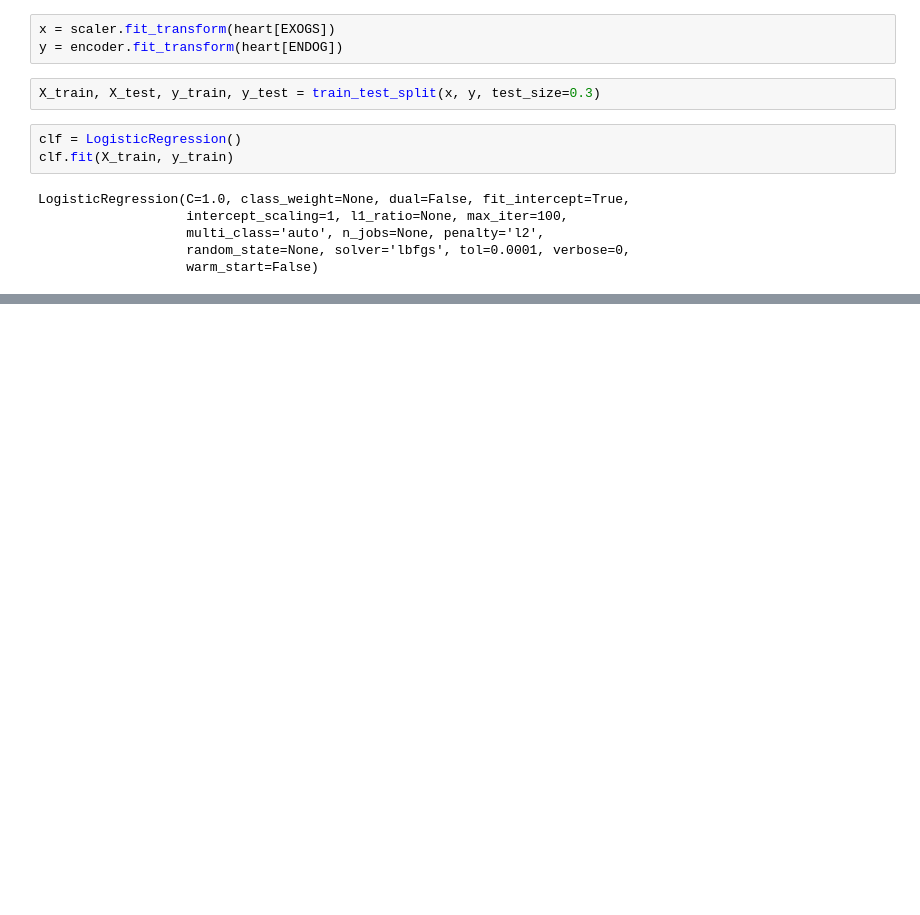
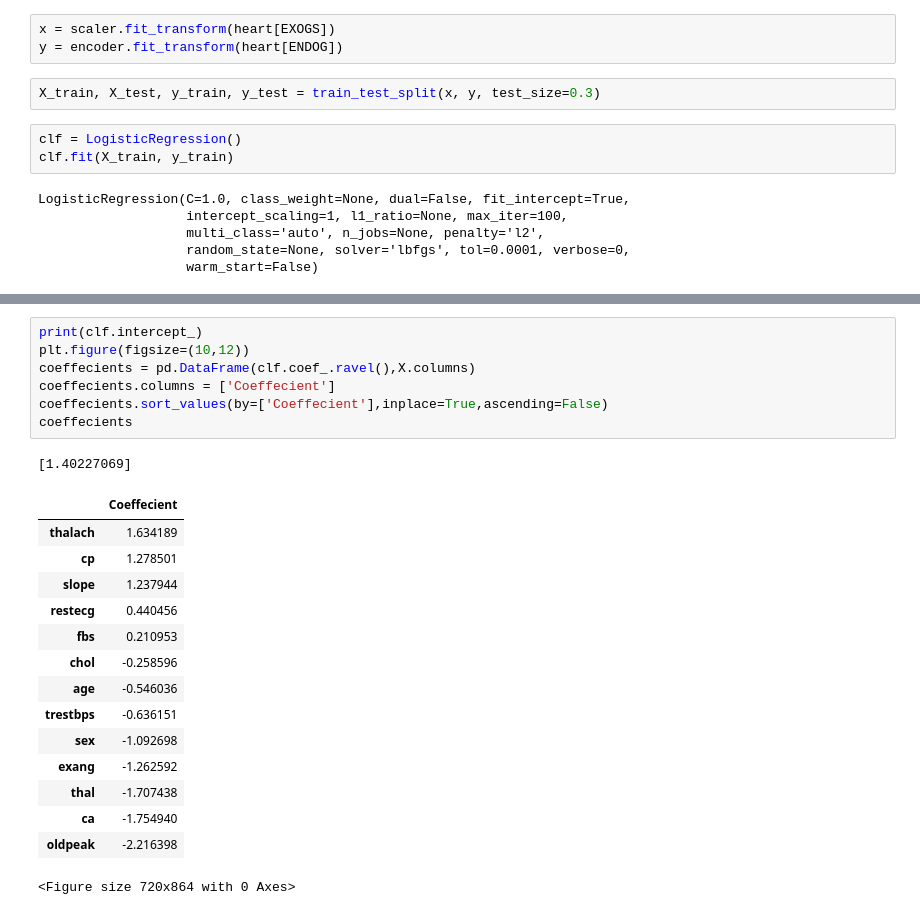
Before and after one commit to deboraos/heart-attack-statistics, a Jupyter notebook: Analise.ipynb, the cells around one changed output, grey strips where cells are left out. Drawn from its saved outputs; the diff is of its cells as text; blank space fills up the shorter version.

```diff
--- a/Analise.ipynb
+++ b/Analise.ipynb
@@ -201,0 +229,24 @@ sns.heatmap(confusion_matrix(y_test, y_pred), annot=True)
+# %%
+print(clf.intercept_)
+plt.figure(figsize=(10,12))
+coeffecients = pd.DataFrame(clf.coef_.ravel(),X.columns)
+coeffecients.columns = ['Coeffecient']
+coeffecients.sort_values(by=['Coeffecient'],inplace=True,ascending=False)
+coeffecients
+# %% [output]
+[1.40227069]
+|  | Coeffecient |
+| thalach | 1.634189 |
+| cp | 1.278501 |
+| slope | 1.237944 |
+| restecg | 0.440456 |
+| fbs | 0.210953 |
+| chol | -0.258596 |
+| age | -0.546036 |
+| trestbps | -0.636151 |
+| sex | -1.092698 |
+| exang | -1.262592 |
+| thal | -1.707438 |
+| ca | -1.754940 |
+| oldpeak | -2.216398 |
+<Figure size 720x864 with 0 Axes>
```
Also changed, not shown: parts of 8 cells of this notebook.
